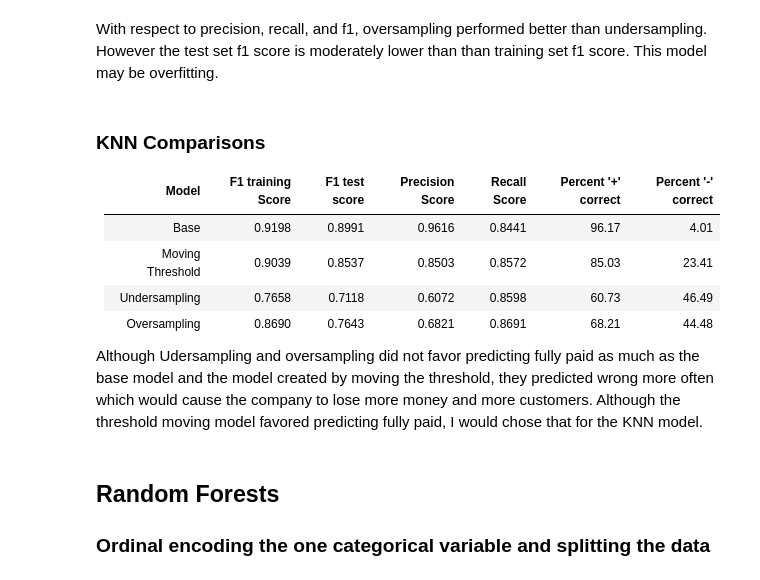
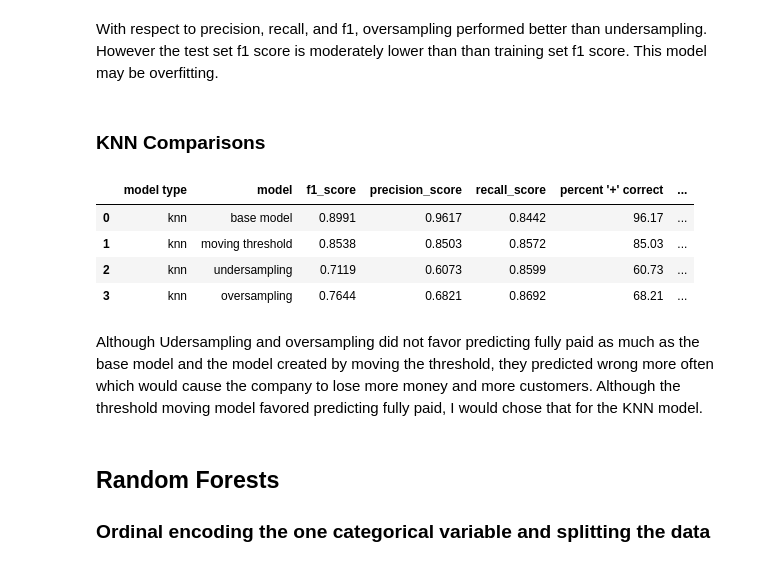
Before and after one commit to mathisme/ThinkfulSLCap, a Jupyter notebook: Capstone.ipynb, the cells around one changed output. Saved outputs shown, nothing was run; the diff lists cells and outputs as text; code cells hidden in the pictures.

```diff
--- a/Capstone.ipynb
+++ b/Capstone.ipynb
@@ -558,15 +579,17 @@ plot_confusion_matrix(knn3 ,X_test, y_test, ax = axs[1], normalize='true', value
 With respect to precision, recall, and f1, oversampling performed better than undersampling.  However the test set f1 score is moderately lower than than training set f1 score.  This model may be overfitting.
 # %% [markdown]
 ### KNN Comparisons
-
-| Model | F1 training Score | F1 test score | Precision Score | Recall Score | Percent '+' correct | Percent '-' correct |
-| ----- | ----------------- | ------------- | --------------- | ------------ | ----------------- | ----------------- |
-| Base  | 0.9198 | 0.8991 | 0.9616 | 0.8441 | 96.17 | 4.01 |
-| Moving Threshold | 0.9039 | 0.8537 | 0.8503 | 0.8572 | 85.03 | 23.41 |
-| Undersampling | 0.7658 | 0.7118 | 0.6072 | 0.8598 | 60.73 | 46.49 |
-| Oversampling | 0.8690 | 0.7643 | 0.6821 | 0.8691 | 68.21 | 44.48 |
-
-Although Udersampling and oversampling did not favor predicting fully paid as much as the base model and the model created by moving the threshold, they predicted wrong more often which would cause the company to lose more money and more customers.  Although the threshold moving model favored predicting fully paid, I would chose that for the KNN model.
+# %%
+stats = pd.DataFrame(model_stats, columns=model_stats.keys())
+stats[stats['model type']=='knn']
+# %% [output]
+|  | model type | model | f1_score | precision_score | recall_score | percent '+' correct | ... |
+| 0 | knn | base model | 0.8991 | 0.9617 | 0.8442 | 96.17 | ... |
+| 1 | knn | moving threshold | 0.8538 | 0.8503 | 0.8572 | 85.03 | ... |
+| 2 | knn | undersampling | 0.7119 | 0.6073 | 0.8599 | 60.73 | ... |
+| 3 | knn | oversampling | 0.7644 | 0.6821 | 0.8692 | 68.21 | ... |
+# %% [markdown]
+Although Udersampling and oversampling did not favor predicting fully paid as much as the base model and the model created by moving the threshold, they predicted wrong more often which would cause the company to lose more money and more customers.  Although the threshold moving model favored predicting fully paid, I would chose that for the KNN model.
 # %% [markdown]
 ## Random Forests
 
```
Also changed, not shown: parts of 35 cells of this notebook.
